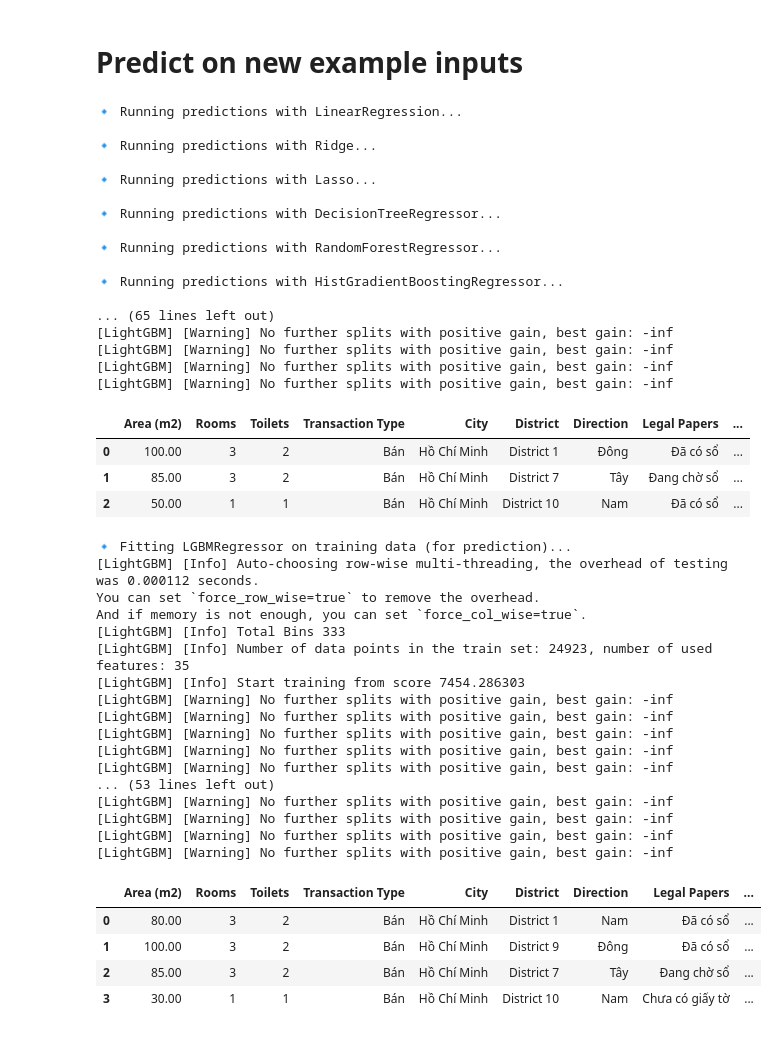
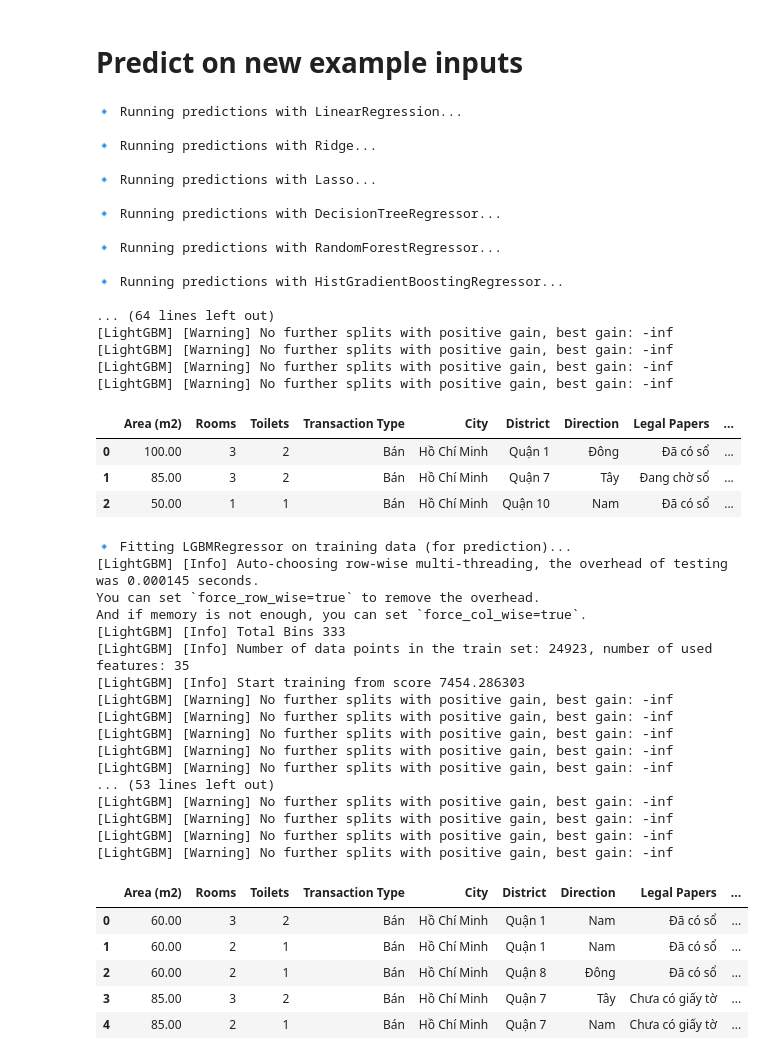
Before and after one commit to MonkeyNerdCoding/Vietnam-House-Price-Prediction, a Jupyter notebook: House_pricing_HCM.ipynb, the cells around one changed output. Cells and saved outputs as stored; diff of their text form; code cells hidden in the pictures.

```diff
--- a/House_pricing_HCM.ipynb
+++ b/House_pricing_HCM.ipynb
@@ -992,9 +996,9 @@ import numpy as np
 from IPython.display import display
 
 sample_data = [
-    {'Area (m2)': 100.0, 'Rooms': 3, 'Toilets': 2, 'Transaction Type': 'Bán', 'City': 'Hồ Chí Minh', 'District': 'District 1', 'Direction': 'Đông', 'Legal Papers': 'Đã có sổ'},
-    {'Area (m2)': 85.0,  'Rooms': 3, 'Toilets': 2, 'Transaction Type': 'Bán', 'City': 'Hồ Chí Minh', 'District': 'District 7', 'Direction': 'Tây',  'Legal Papers': 'Đang chờ sổ'},
-    {'Area (m2)': 50.0,  'Rooms': 1, 'Toilets': 1, 'Transaction Type': 'Bán', 'City': 'Hồ Chí Minh', 'District': 'District 10', 'Direction': 'Nam', 'Legal Papers': 'Đã có sổ'},
+    {'Area (m2)': 100.0, 'Rooms': 3, 'Toilets': 2, 'Transaction Type': 'Bán', 'City': 'Hồ Chí Minh', 'District': 'Quận 1', 'Direction': 'Đông', 'Legal Papers': 'Đã có sổ'},
+    {'Area (m2)': 85.0,  'Rooms': 3, 'Toilets': 2, 'Transaction Type': 'Bán', 'City': 'Hồ Chí Minh', 'District': 'Quận 7', 'Direction': 'Tây',  'Legal Papers': 'Đang chờ sổ'},
+    {'Area (m2)': 50.0,  'Rooms': 1, 'Toilets': 1, 'Transaction Type': 'Bán', 'City': 'Hồ Chí Minh', 'District': 'Quận 10', 'Direction': 'Nam', 'Legal Papers': 'Đã có sổ'},
 ]
 
 sample_df = pd.DataFrame(sample_data)[feature_columns]
@@ -1043,25 +1047,26 @@ display(pred_df)
 
 🔹 Running predictions with HistGradientBoostingRegressor...
 
-... (65 lines left out)
+... (64 lines left out)
 [LightGBM] [Warning] No further splits with positive gain, best gain: -inf
 [LightGBM] [Warning] No further splits with positive gain, best gain: -inf
 [LightGBM] [Warning] No further splits with positive gain, best gain: -inf
 [LightGBM] [Warning] No further splits with positive gain, best gain: -inf
 |  | Area (m2) | Rooms | Toilets | Transaction Type | City | District | Direction | Legal Papers | ... |
-| 0 | 100.00 | 3 | 2 | Bán | Hồ Chí Minh | District 1 | Đông | Đã có sổ | ... |
-| 1 | 85.00 | 3 | 2 | Bán | Hồ Chí Minh | District 7 | Tây | Đang chờ sổ | ... |
-| 2 | 50.00 | 1 | 1 | Bán | Hồ Chí Minh | District 10 | Nam | Đã có sổ | ... |
+| 0 | 100.00 | 3 | 2 | Bán | Hồ Chí Minh | Quận 1 | Đông | Đã có sổ | ... |
+| 1 | 85.00 | 3 | 2 | Bán | Hồ Chí Minh | Quận 7 | Tây | Đang chờ sổ | ... |
+| 2 | 50.00 | 1 | 1 | Bán | Hồ Chí Minh | Quận 10 | Nam | Đã có sổ | ... |
 # %%
 import pandas as pd
 import numpy as np
 from IPython.display import display
 
 sample_data = [
-    {'Area (m2)': 80.0, 'Rooms': 3, 'Toilets': 2, 'Transaction Type': 'Bán', 'City': 'Hồ Chí Minh', 'District': 'District 1', 'Direction': 'Nam', 'Legal Papers': 'Đã có sổ'},
-    {'Area (m2)': 100.0, 'Rooms': 3, 'Toilets': 2, 'Transaction Type': 'Bán', 'City': 'Hồ Chí Minh', 'District': 'District 9', 'Direction': 'Đông', 'Legal Papers': 'Đã có sổ'},
-    {'Area (m2)': 85.0,  'Rooms': 3, 'Toilets': 2, 'Transaction Type': 'Bán', 'City': 'Hồ Chí Minh', 'District': 'District 7', 'Direction': 'Tây',  'Legal Papers': 'Đang chờ sổ'},
-    {'Area (m2)': 30.0,  'Rooms': 1, 'Toilets': 1, 'Transaction Type': 'Bán', 'City': 'Hồ Chí Minh', 'District': 'District 10', 'Direction': 'Nam', 'Legal Papers': 'Chưa có giấy tờ'},
+    {'Area (m2)': 60.0, 'Rooms': 3, 'Toilets': 2, 'Transaction Type': 'Bán', 'City': 'Hồ Chí Minh', 'District': 'Quận 1', 'Direction': 'Nam', 'Legal Papers': 'Đã có sổ'},
+    {'Area (m2)': 60.0, 'Rooms': 2, 'Toilets': 1, 'Transaction Type': 'Bán', 'City': 'Hồ Chí Minh', 'District': 'Quận 1', 'Direction': 'Nam', 'Legal Papers': 'Đã có sổ'},
+    {'Area (m2)': 60.0, 'Rooms': 2, 'Toilets': 1, 'Transaction Type': 'Bán', 'City': 'Hồ Chí Minh', 'District': 'Quận 8', 'Direction': 'Đông', 'Legal Papers': 'Đã có sổ'},
+    {'Area (m2)': 85.0,  'Rooms': 3, 'Toilets': 2, 'Transaction Type': 'Bán', 'City': 'Hồ Chí Minh', 'District': 'Quận 7', 'Direction': 'Tây',  'Legal Papers': 'Chưa có giấy tờ'},
+    {'Area (m2)': 85.0,  'Rooms': 2, 'Toilets': 1, 'Transaction Type': 'Bán', 'City': 'Hồ Chí Minh', 'District': 'Quận 7', 'Direction': 'Nam', 'Legal Papers': 'Chưa có giấy tờ'},
 ]
 
 model_name = "LGBMRegressor"
@@ -1082,35 +1087,36 @@ if params:
     except Exception as e:
         print(f"⚠️ Không thể set_params cho {model_name}: {e}")
 
 print(f"🔹 Fitting {model_name} on training data (for prediction)...")
 model.fit(X_train_dense, y_train)
 
 preds = model.predict(sample_processed)
 
 out = sample_df.copy()
 out[f'{model_name} Predicted Price (Million VND)'] = np.round(preds, 2)
 
 display(out)
 # %% [output]
 🔹 Fitting LGBMRegressor on training data (for prediction)...
-[LightGBM] [Info] Auto-choosing row-wise multi-threading, the overhead of testing was 0.000112 seconds.
+[LightGBM] [Info] Auto-choosing row-wise multi-threading, the overhead of testing was 0.000145 seconds.
 You can set `force_row_wise=true` to remove the overhead.
 And if memory is not enough, you can set `force_col_wise=true`.
 [LightGBM] [Info] Total Bins 333
 [LightGBM] [Info] Number of data points in the train set: 24923, number of used features: 35
 [LightGBM] [Info] Start training from score 7454.286303
 [LightGBM] [Warning] No further splits with positive gain, best gain: -inf
 [LightGBM] [Warning] No further splits with positive gain, best gain: -inf
 [LightGBM] [Warning] No further splits with positive gain, best gain: -inf
 [LightGBM] [Warning] No further splits with positive gain, best gain: -inf
 [LightGBM] [Warning] No further splits with positive gain, best gain: -inf
 ... (53 lines left out)
 [LightGBM] [Warning] No further splits with positive gain, best gain: -inf
 [LightGBM] [Warning] No further splits with positive gain, best gain: -inf
 [LightGBM] [Warning] No further splits with positive gain, best gain: -inf
 [LightGBM] [Warning] No further splits with positive gain, best gain: -inf
 |  | Area (m2) | Rooms | Toilets | Transaction Type | City | District | Direction | Legal Papers | ... |
-| 0 | 80.00 | 3 | 2 | Bán | Hồ Chí Minh | District 1 | Nam | Đã có sổ | ... |
-| 1 | 100.00 | 3 | 2 | Bán | Hồ Chí Minh | District 9 | Đông | Đã có sổ | ... |
-| 2 | 85.00 | 3 | 2 | Bán | Hồ Chí Minh | District 7 | Tây | Đang chờ sổ | ... |
-| 3 | 30.00 | 1 | 1 | Bán | Hồ Chí Minh | District 10 | Nam | Chưa có giấy tờ | ... |
+| 0 | 60.00 | 3 | 2 | Bán | Hồ Chí Minh | Quận 1 | Nam | Đã có sổ | ... |
+| 1 | 60.00 | 2 | 1 | Bán | Hồ Chí Minh | Quận 1 | Nam | Đã có sổ | ... |
+| 2 | 60.00 | 2 | 1 | Bán | Hồ Chí Minh | Quận 8 | Đông | Đã có sổ | ... |
+| 3 | 85.00 | 3 | 2 | Bán | Hồ Chí Minh | Quận 7 | Tây | Chưa có giấy tờ | ... |
+| 4 | 85.00 | 2 | 1 | Bán | Hồ Chí Minh | Quận 7 | Nam | Chưa có giấy tờ | ... |
```
Also changed, not shown: parts of 11 cells of this notebook, 1 other file.
